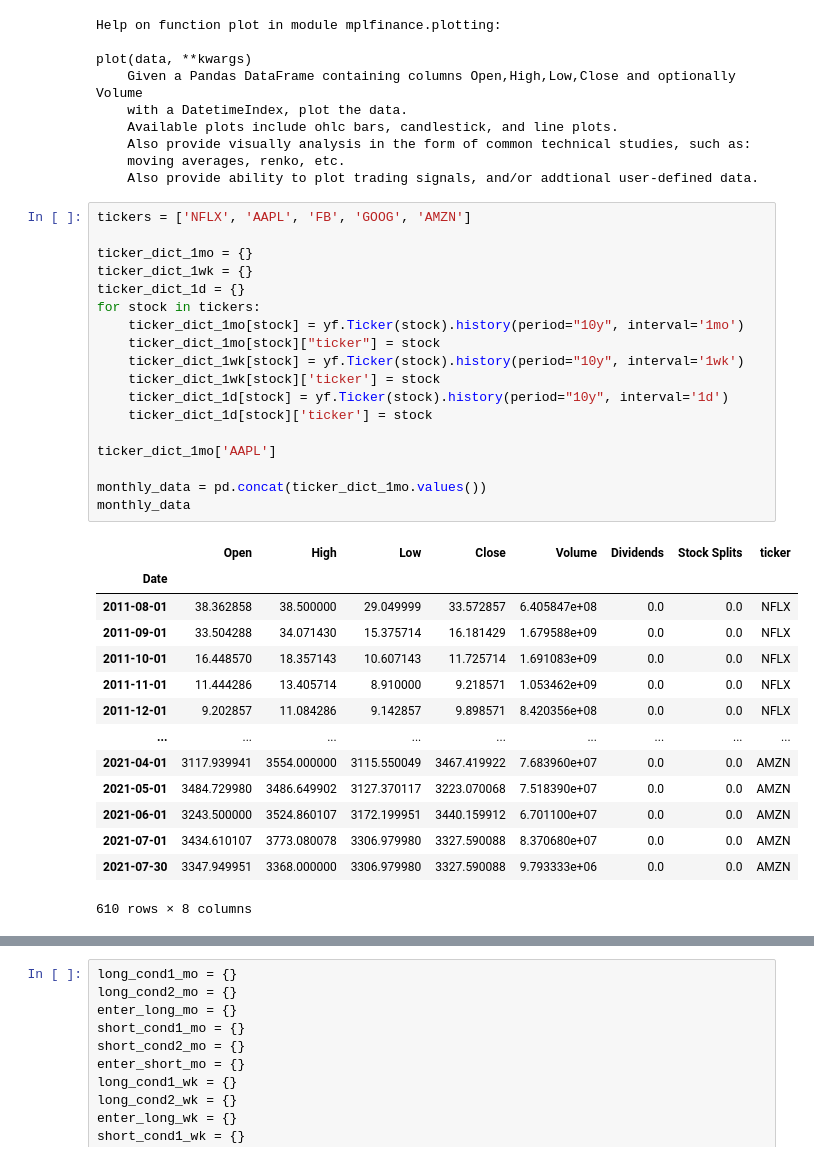
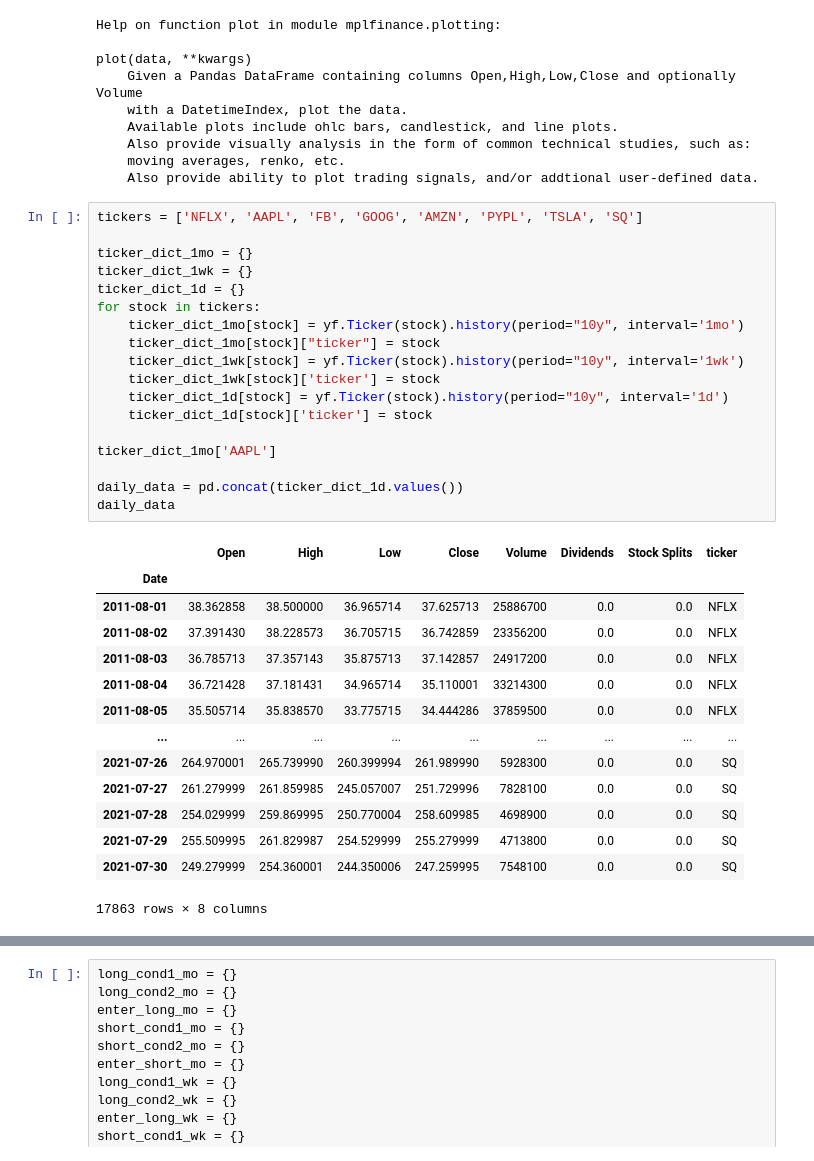
Before and after one commit to merutzu/SMBOMT, a Jupyter notebook: Squeeze.ipynb, the cells around one changed output, grey strips where cells are left out. Cells and saved outputs as stored; diff of their text form.

```diff
--- a/Squeeze.ipynb
+++ b/Squeeze.ipynb
@@ -759,38 +771,38 @@ plot(data, **kwargs)
     moving averages, renko, etc.
     Also provide ability to plot trading signals, and/or addtional user-defined data.
 # %%
-tickers = ['NFLX', 'AAPL', 'FB', 'GOOG', 'AMZN']
+tickers = ['NFLX', 'AAPL', 'FB', 'GOOG', 'AMZN', 'PYPL', 'TSLA', 'SQ']
 
 ticker_dict_1mo = {}
 ticker_dict_1wk = {}
 ticker_dict_1d = {}
 for stock in tickers:
     ticker_dict_1mo[stock] = yf.Ticker(stock).history(period="10y", interval='1mo')
     ticker_dict_1mo[stock]["ticker"] = stock
     ticker_dict_1wk[stock] = yf.Ticker(stock).history(period="10y", interval='1wk')
     ticker_dict_1wk[stock]['ticker'] = stock
     ticker_dict_1d[stock] = yf.Ticker(stock).history(period="10y", interval='1d')
     ticker_dict_1d[stock]['ticker'] = stock
 
 ticker_dict_1mo['AAPL']
 
-monthly_data = pd.concat(ticker_dict_1mo.values())
-monthly_data
+daily_data = pd.concat(ticker_dict_1d.values())
+daily_data
 # %% [output]
 |  | Open | High | Low | Close | Volume | Dividends | Stock Splits | ticker |
 | Date |  |  |  |  |  |  |  |  |
-| 2011-08-01 | 38.362858 | 38.500000 | 29.049999 | 33.572857 | 6.405847e+08 | 0.0 | 0.0 | NFLX |
-| 2011-09-01 | 33.504288 | 34.071430 | 15.375714 | 16.181429 | 1.679588e+09 | 0.0 | 0.0 | NFLX |
-| 2011-10-01 | 16.448570 | 18.357143 | 10.607143 | 11.725714 | 1.691083e+09 | 0.0 | 0.0 | NFLX |
-| 2011-11-01 | 11.444286 | 13.405714 | 8.910000 | 9.218571 | 1.053462e+09 | 0.0 | 0.0 | NFLX |
-| 2011-12-01 | 9.202857 | 11.084286 | 9.142857 | 9.898571 | 8.420356e+08 | 0.0 | 0.0 | NFLX |
+| 2011-08-01 | 38.362858 | 38.500000 | 36.965714 | 37.625713 | 25886700 | 0.0 | 0.0 | NFLX |
+| 2011-08-02 | 37.391430 | 38.228573 | 36.705715 | 36.742859 | 23356200 | 0.0 | 0.0 | NFLX |
+| 2011-08-03 | 36.785713 | 37.357143 | 35.875713 | 37.142857 | 24917200 | 0.0 | 0.0 | NFLX |
+| 2011-08-04 | 36.721428 | 37.181431 | 34.965714 | 35.110001 | 33214300 | 0.0 | 0.0 | NFLX |
+| 2011-08-05 | 35.505714 | 35.838570 | 33.775715 | 34.444286 | 37859500 | 0.0 | 0.0 | NFLX |
 | ... | ... | ... | ... | ... | ... | ... | ... | ... |
-| 2021-04-01 | 3117.939941 | 3554.000000 | 3115.550049 | 3467.419922 | 7.683960e+07 | 0.0 | 0.0 | AMZN |
-| 2021-05-01 | 3484.729980 | 3486.649902 | 3127.370117 | 3223.070068 | 7.518390e+07 | 0.0 | 0.0 | AMZN |
-| 2021-06-01 | 3243.500000 | 3524.860107 | 3172.199951 | 3440.159912 | 6.701100e+07 | 0.0 | 0.0 | AMZN |
-| 2021-07-01 | 3434.610107 | 3773.080078 | 3306.979980 | 3327.590088 | 8.370680e+07 | 0.0 | 0.0 | AMZN |
-| 2021-07-30 | 3347.949951 | 3368.000000 | 3306.979980 | 3327.590088 | 9.793333e+06 | 0.0 | 0.0 | AMZN |
+| 2021-07-26 | 264.970001 | 265.739990 | 260.399994 | 261.989990 | 5928300 | 0.0 | 0.0 | SQ |
+| 2021-07-27 | 261.279999 | 261.859985 | 245.057007 | 251.729996 | 7828100 | 0.0 | 0.0 | SQ |
+| 2021-07-28 | 254.029999 | 259.869995 | 250.770004 | 258.609985 | 4698900 | 0.0 | 0.0 | SQ |
+| 2021-07-29 | 255.509995 | 261.829987 | 254.529999 | 255.279999 | 4713800 | 0.0 | 0.0 | SQ |
+| 2021-07-30 | 249.279999 | 254.360001 | 244.350006 | 247.259995 | 7548100 | 0.0 | 0.0 | SQ |
-610 rows × 8 columns
+17863 rows × 8 columns
 # %%
 # calculate Bollinger Bands
 m_avg_mo = {}
```
Also changed, not shown: parts of 30 cells of this notebook.
